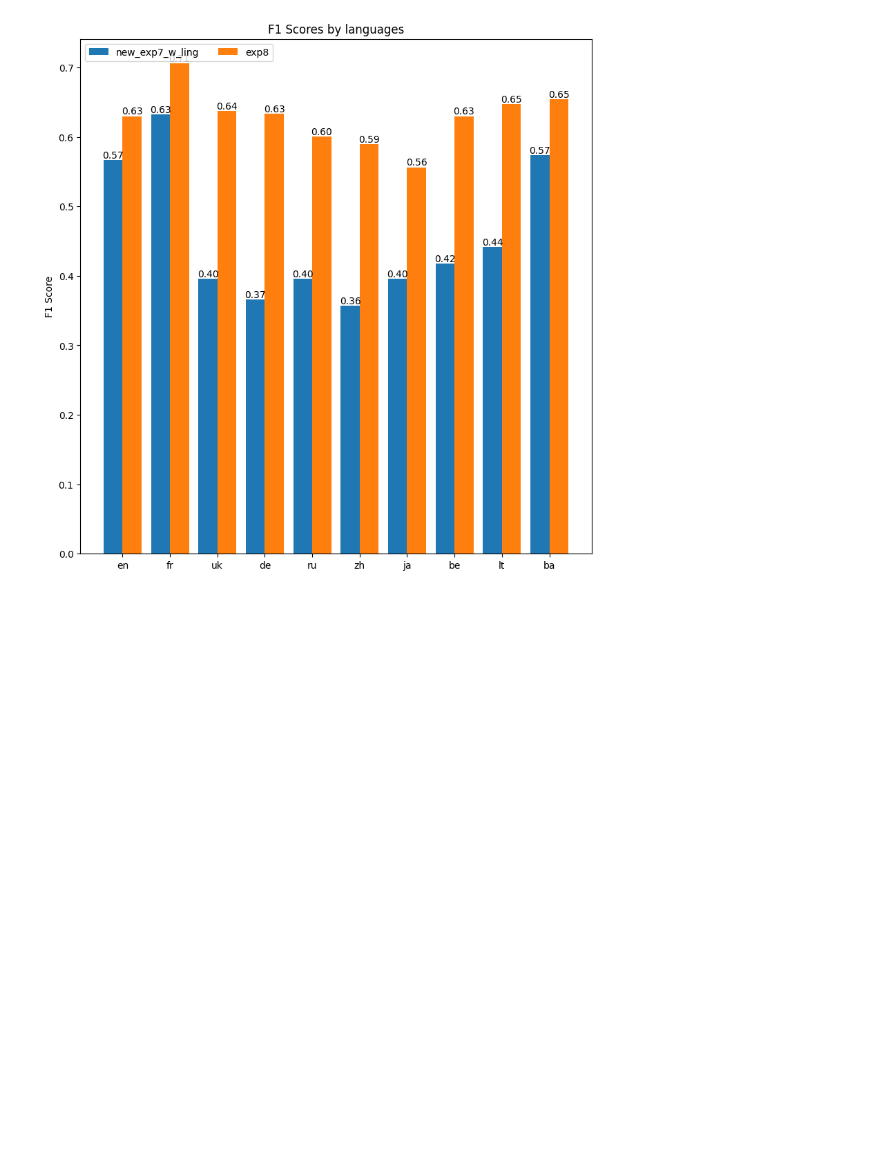
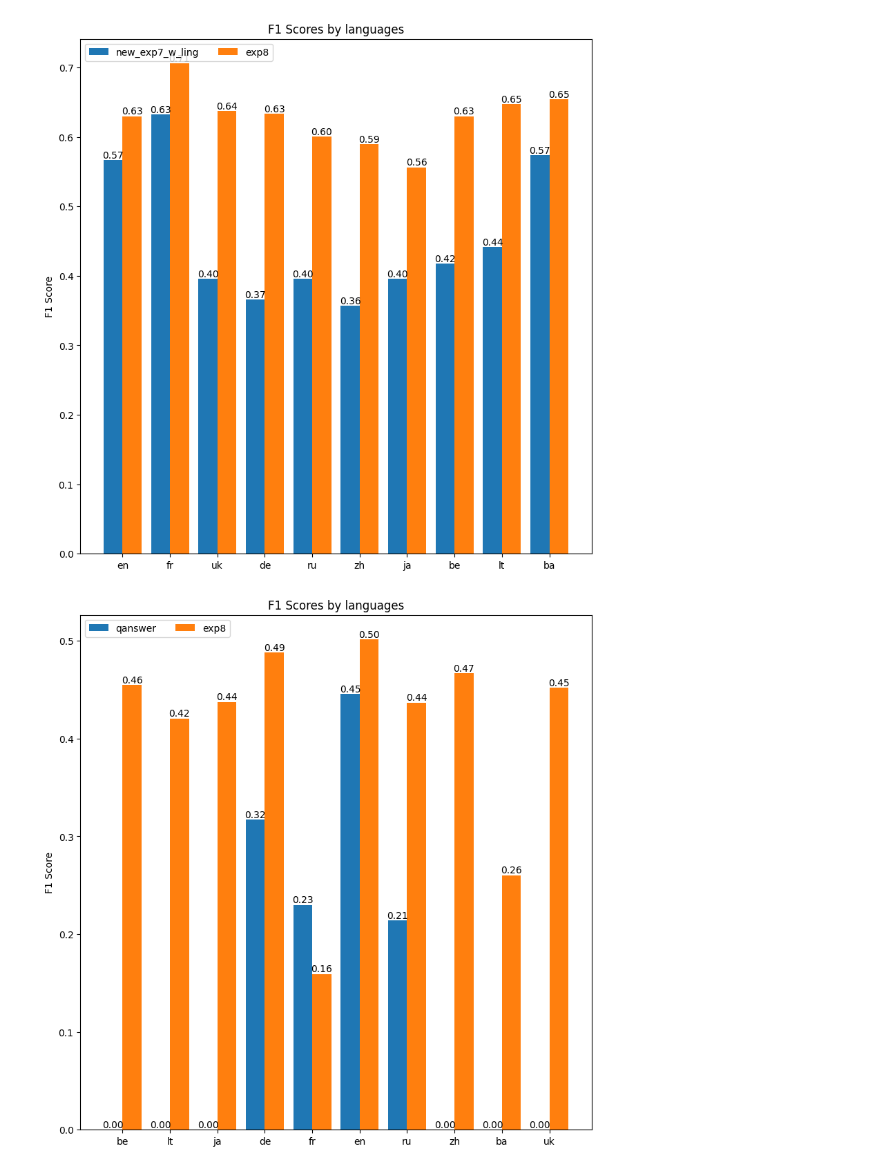
Before and after one commit to dice-group/MST5, a Jupyter notebook: notebooks/eval_results.ipynb, the cells around one changed output. Drawn from its saved outputs; the diff is of its cells as text; code cells hidden in the pictures; blank space fills up the shorter version.

```diff
--- a/notebooks/eval_results.ipynb
+++ b/notebooks/eval_results.ipynb
@@ -897,3 +897,10 @@ plot({
 })
 # %% [output]
 [figure]
+# %%
+plot({
+    "qanswer": qanswer,
+    "exp8": exp8
+})
+# %% [output]
+[figure, added]
```
Also changed, not shown: parts of 2 cells of this notebook.
